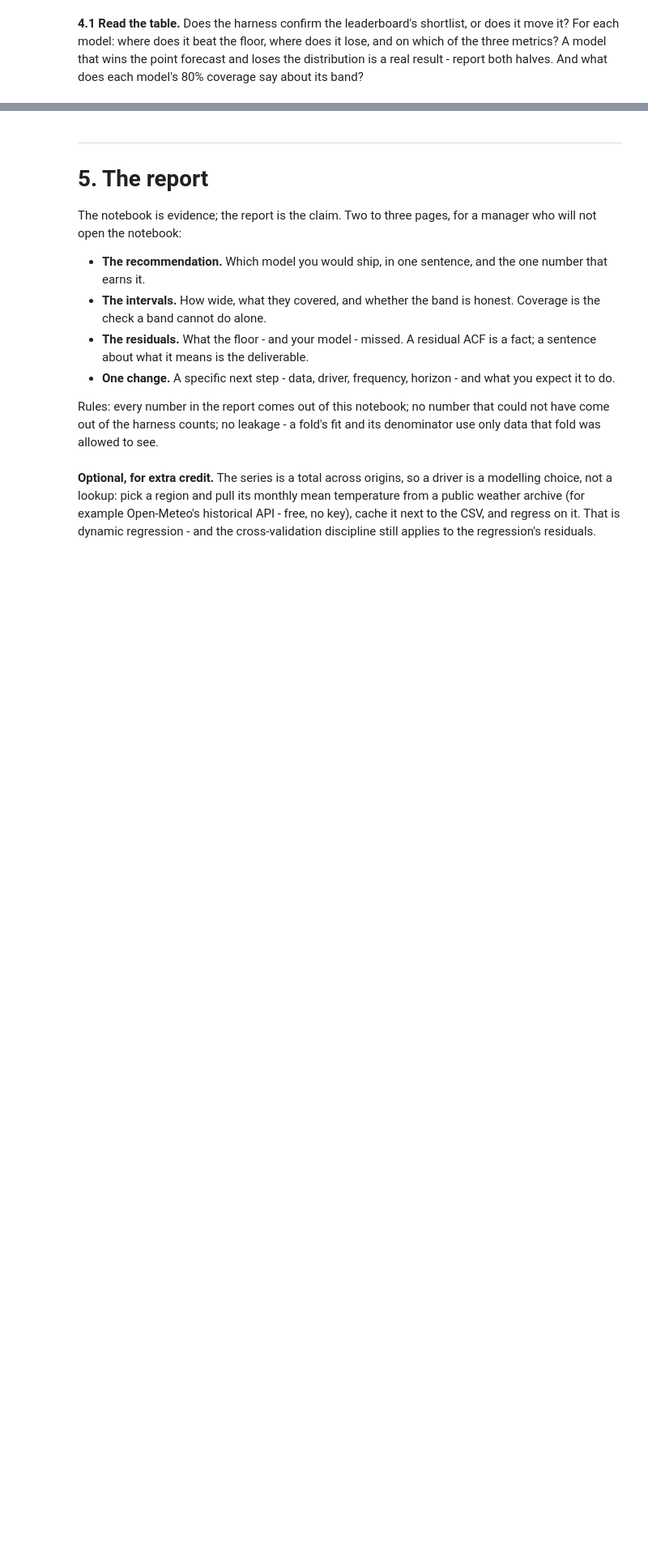
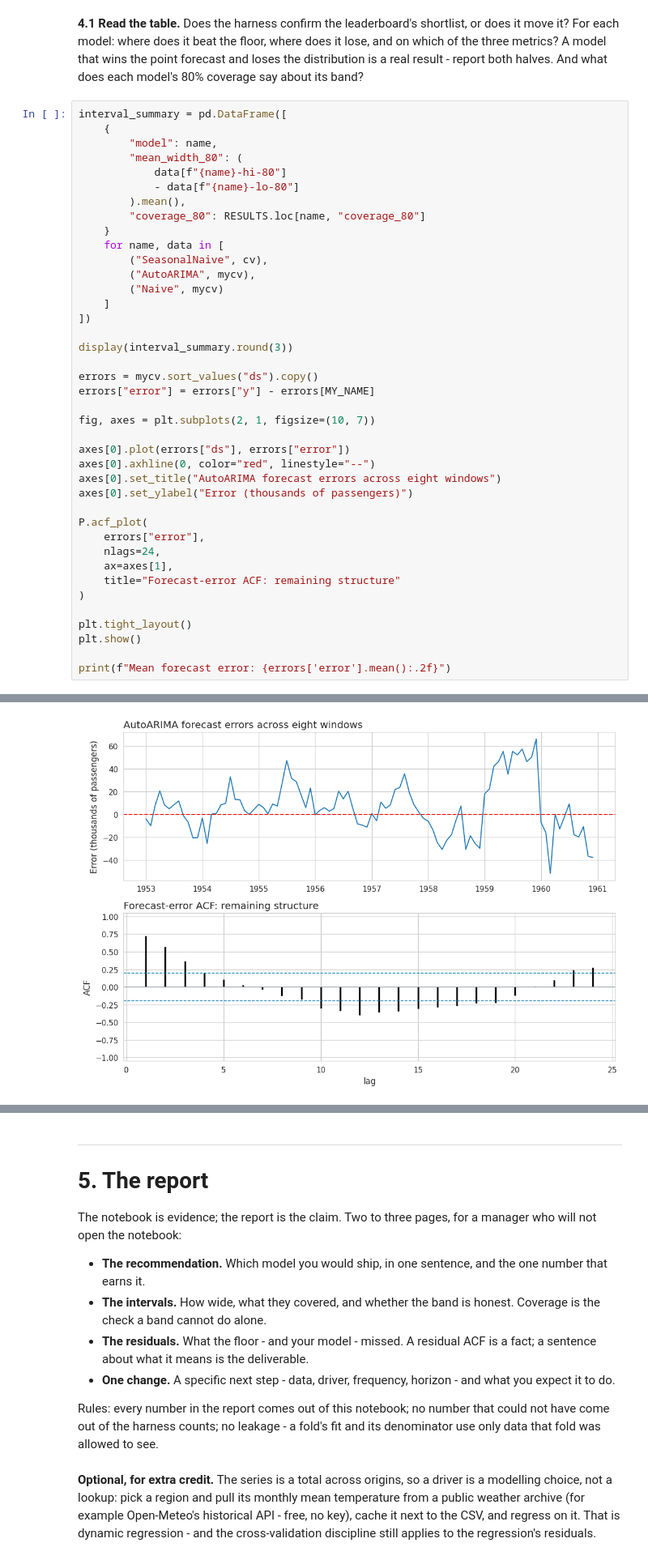
Before and after one commit to mashaellna77-maker/international-airpassengers-project, a Jupyter notebook: project.ipynb, the cells around one changed output, grey strips where cells are left out. Shown at 81% size. Saved outputs shown, nothing was run; the diff lists cells and outputs as text; blank space fills up the shorter version.

```diff
--- a/project.ipynb
+++ b/project.ipynb
@@ -443,3 +443,44 @@ floor, where does it lose, and on which of the three metrics? A model that
 wins the point forecast and loses the distribution is a real result -
 report both halves. And what does each model's 80% coverage say about its
 band?
+# %%
+interval_summary = pd.DataFrame([
+    {
+        "model": name,
+        "mean_width_80": (
+            data[f"{name}-hi-80"]
+            - data[f"{name}-lo-80"]
+        ).mean(),
+        "coverage_80": RESULTS.loc[name, "coverage_80"]
+    }
+    for name, data in [
+        ("SeasonalNaive", cv),
+        ("AutoARIMA", mycv),
+        ("Naive", mycv)
+    ]
+])
+
+display(interval_summary.round(3))
+
+errors = mycv.sort_values("ds").copy()
+errors["error"] = errors["y"] - errors[MY_NAME]
+
+fig, axes = plt.subplots(2, 1, figsize=(10, 7))
+
+axes[0].plot(errors["ds"], errors["error"])
+axes[0].axhline(0, color="red", linestyle="--")
+axes[0].set_title("AutoARIMA forecast errors across eight windows")
+axes[0].set_ylabel("Error (thousands of passengers)")
+
+P.acf_plot(
+    errors["error"],
+    nlags=24,
+    ax=axes[1],
+    title="Forecast-error ACF: remaining structure"
+)
+
+plt.tight_layout()
+plt.show()
+
+print(f"Mean forecast error: {errors['error'].mean():.2f}")
+# %% [output]
@@ -445,0 +491 @@ band?
+[figure, added]
```
Also changed, not shown: parts of 5 cells of this notebook.
